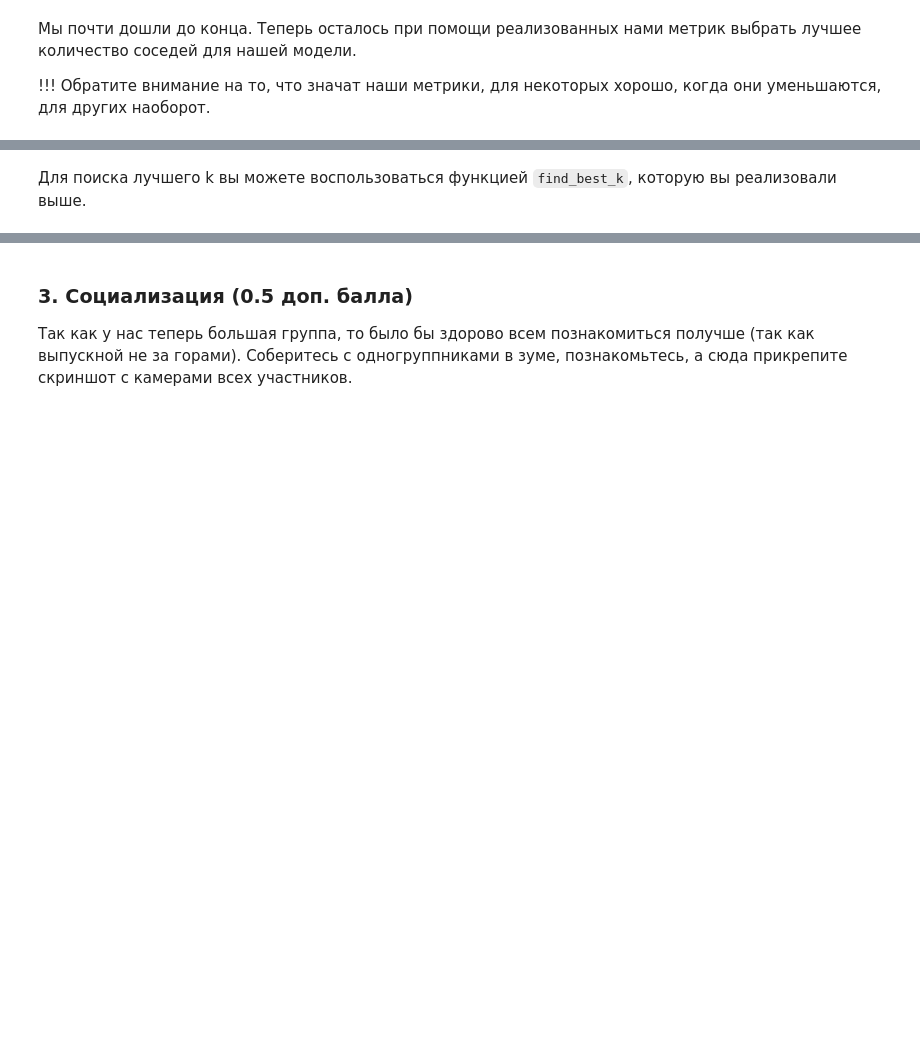
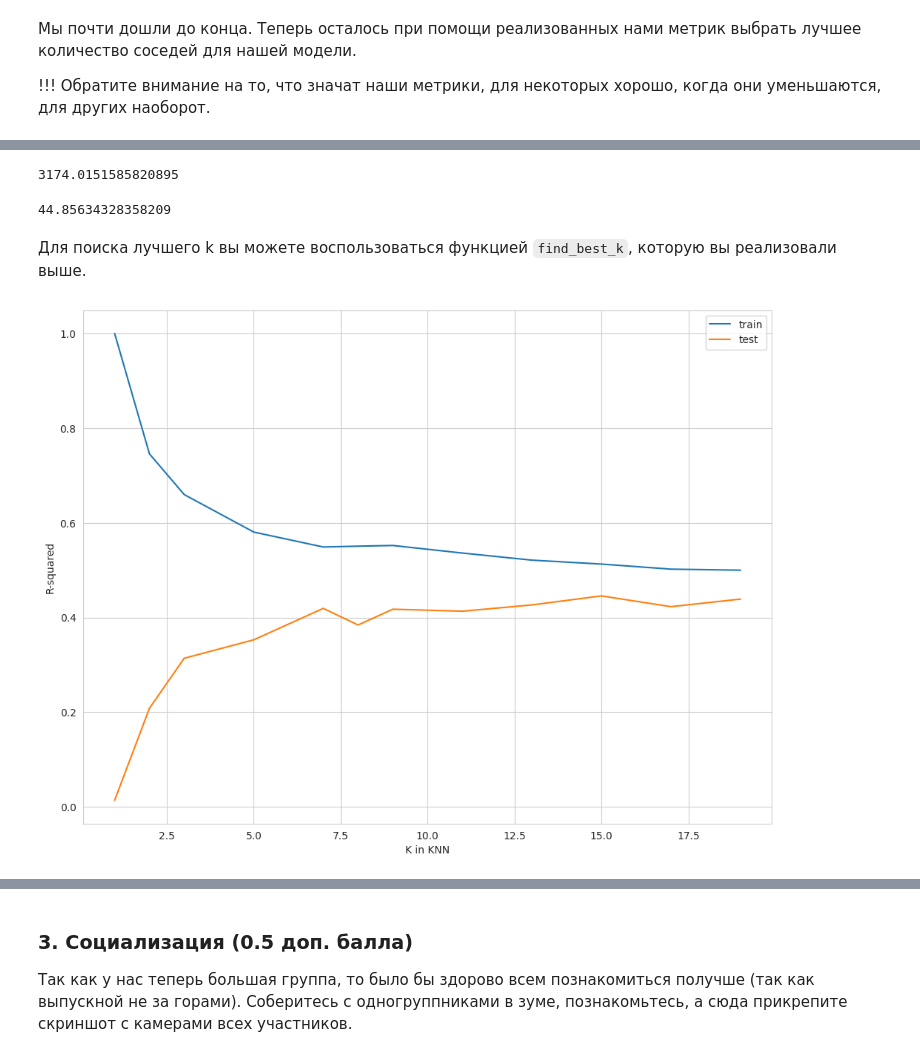
Before and after one commit to VovaGrig/BI-ml-2024, a Jupyter notebook: lecture_1_intro_knn/homework/KNN.ipynb, the cells around one changed output, grey strips where cells are left out. Drawn from its saved outputs; the diff is of its cells as text; code cells hidden in the pictures; blank space fills up the shorter version.

```diff
--- a/lecture_1_intro_knn/homework/KNN.ipynb
+++ b/lecture_1_intro_knn/homework/KNN.ipynb
@@ -287,3 +375,9 @@ from sklearn.pipeline import Pipeline
 ### 2.2. Регрессионная модель (1 балл)
 # %% [markdown]
 Создайте модель `KNeighborsRegressor`, обучите ее на треноровочных данных и сделайте предсказания.
+# %%
+knn_pipeline = Pipeline(steps=[
+    ("preprocessor", preprocessor),
+    ("knn", KNeighborsRegressor(n_neighbors=8, n_jobs=8))
+])
+knn_pipeline
@@ -289,0 +394,2 @@ from sklearn.pipeline import Pipeline
+# %%
+knn_pipeline.fit(X_train, y_train)
@@ -312,2 +435,42 @@ from metrics import r_squared, mse, mae
+# %%
+if np.allclose(mean_squared_error(y_test, y_pred), mse(y_pred, y_test)):
+    print(mse(y_pred, y_test))
+# %% [output]
+3174.0151585820895
+# %%
+if np.allclose(mean_absolute_error(y_test, y_pred), mae(y_pred, y_test)):
+    print(mae(y_pred, y_test))
+# %% [output]
+44.85634328358209
+# %%
+k_neighbors = [1, 2, 3, 5, 7, 8, 9,11,13,15,17,19]
+def find_best_k_regression(k_neighbors, metric):
+    metrics_test = []
+    metrics_train = []
+    for k in k_neighbors:
+        knn_pipeline = Pipeline(steps=[
+                ("preprocessor", preprocessor),
+                ("knn", KNeighborsRegressor(n_neighbors=k, n_jobs=8))
+            ])
+        knn_pipeline.fit(X_train, y_train)
+        y_test_pred = knn_pipeline.predict(X_test)
+        y_train_pred = knn_pipeline.predict(X_train)
+        metric_test = metric(y_test, y_pred = y_test_pred)
+        metric_train = metric(y_train, y_pred = y_train_pred)
+        metrics_train += [metric_train]
+        metrics_test += [metric_test]
+    return metrics_test, metrics_train
+# %%
+def plot_train_vs_test_metrics(metric_label, metric_scores_test, metric_scores_train, k_neighbors):
+    plt.plot(k_neighbors, metric_scores_train, label="train")
+    plt.plot(k_neighbors, metric_scores_test, label="test")
+    plt.legend()
+    plt.xlabel("K in KNN")
+    plt.ylabel(metric_label)
 # %% [markdown]
 Для поиска лучшего k вы можете воспользоваться функцией `find_best_k`, которую вы реализовали выше.
+# %%
+r2_scores_test, r2_scores_train = find_best_k_regression(k_neighbors, r2_score)
+plot_train_vs_test_metrics('R-squared', r2_scores_test, r2_scores_train, k_neighbors)
+# %% [output]
+[figure, added]
```
Also changed, not shown: parts of 34 cells of this notebook, 3 other files.
